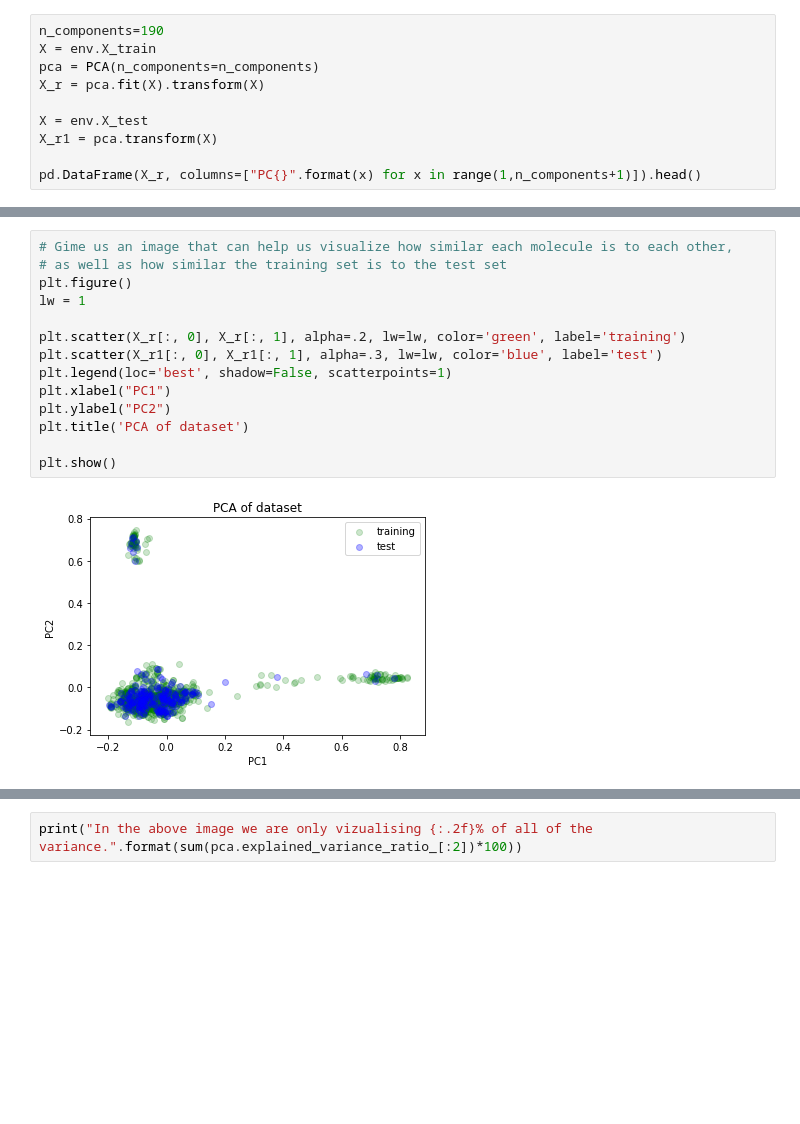
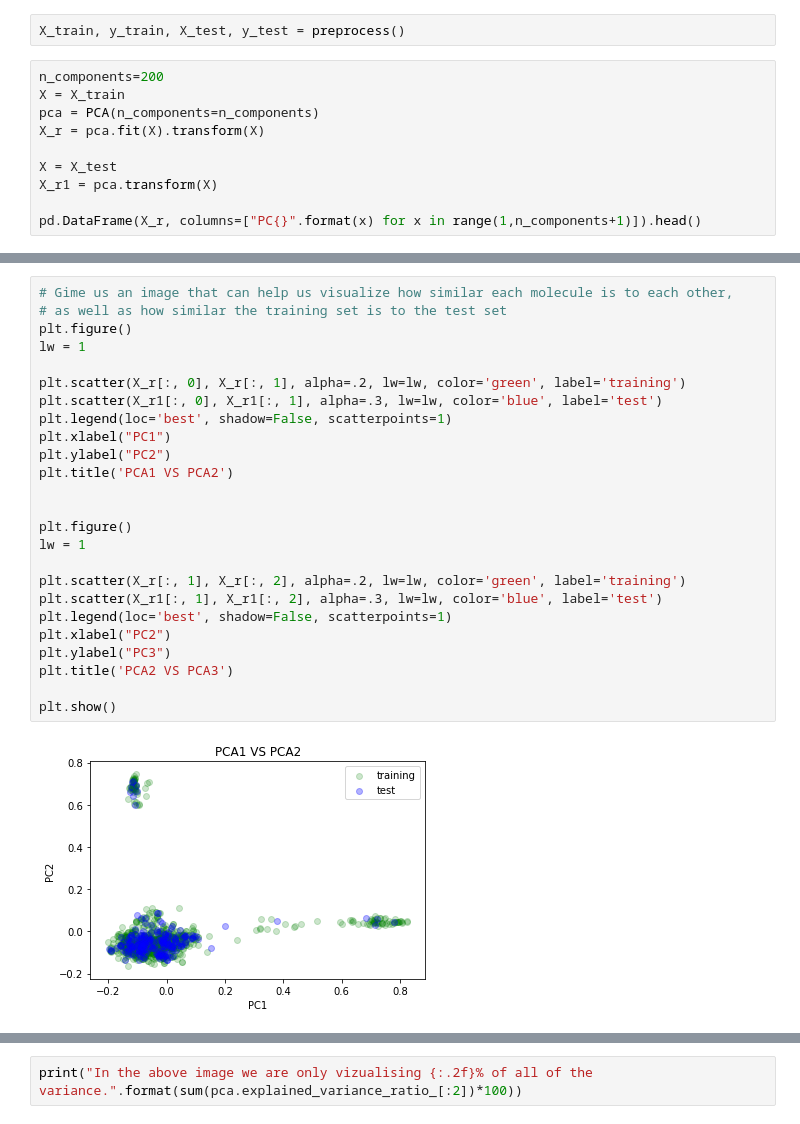
Before and after one commit to cfu288/ml-predict-lipohpillicity, a Jupyter notebook: 2_PCA.ipynb, the cells around one changed output, grey strips where cells are left out. Drawn from its saved outputs; the diff is of its cells as text; blank space fills up the shorter version.

```diff
--- a/2_PCA.ipynb
+++ b/2_PCA.ipynb
@@ -57,10 +12,12 @@ env = enviorment_data(X_train=X_train_n, y_train=y_train, X_test=X_test_n, y_tes
+# %%
+X_train, y_train, X_test, y_test = preprocess()
 # %%
-n_components=190
-X = env.X_train
+n_components=200
+X = X_train
 pca = PCA(n_components=n_components)
 X_r = pca.fit(X).transform(X)
 
-X = env.X_test
+X = X_test
 X_r1 = pca.transform(X)
 
 pd.DataFrame(X_r, columns=["PC{}".format(x) for x in range(1,n_components+1)]).head()
@@ -112,16 +69,27 @@ Need More PC to reach 85%
 # %%
 # Gime us an image that can help us visualize how similar each molecule is to each other,
 # as well as how similar the training set is to the test set
 plt.figure()
 lw = 1
 
 plt.scatter(X_r[:, 0], X_r[:, 1], alpha=.2, lw=lw, color='green', label='training')
 plt.scatter(X_r1[:, 0], X_r1[:, 1], alpha=.3, lw=lw, color='blue', label='test')
 plt.legend(loc='best', shadow=False, scatterpoints=1)
 plt.xlabel("PC1")
 plt.ylabel("PC2")
-plt.title('PCA of dataset')
+plt.title('PCA1 VS PCA2')
+
+
+plt.figure()
+lw = 1
+
+plt.scatter(X_r[:, 1], X_r[:, 2], alpha=.2, lw=lw, color='green', label='training')
+plt.scatter(X_r1[:, 1], X_r1[:, 2], alpha=.3, lw=lw, color='blue', label='test')
+plt.legend(loc='best', shadow=False, scatterpoints=1)
+plt.xlabel("PC2")
+plt.ylabel("PC3")
+plt.title('PCA2 VS PCA3')
 
 plt.show()
 # %% [output]
-[figure, old version]
+[figure, new version]
```
Also changed, not shown: parts of 18 cells of this notebook, 1 other file.
